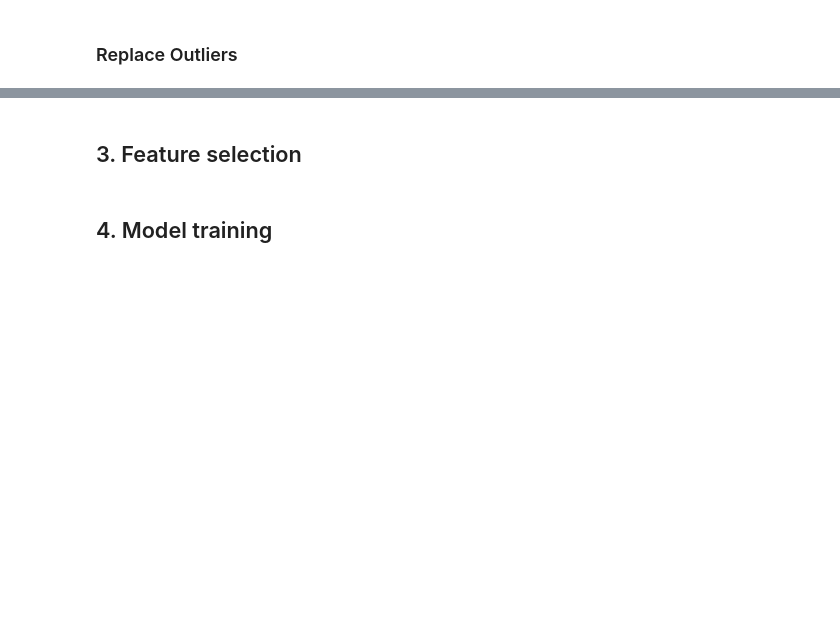
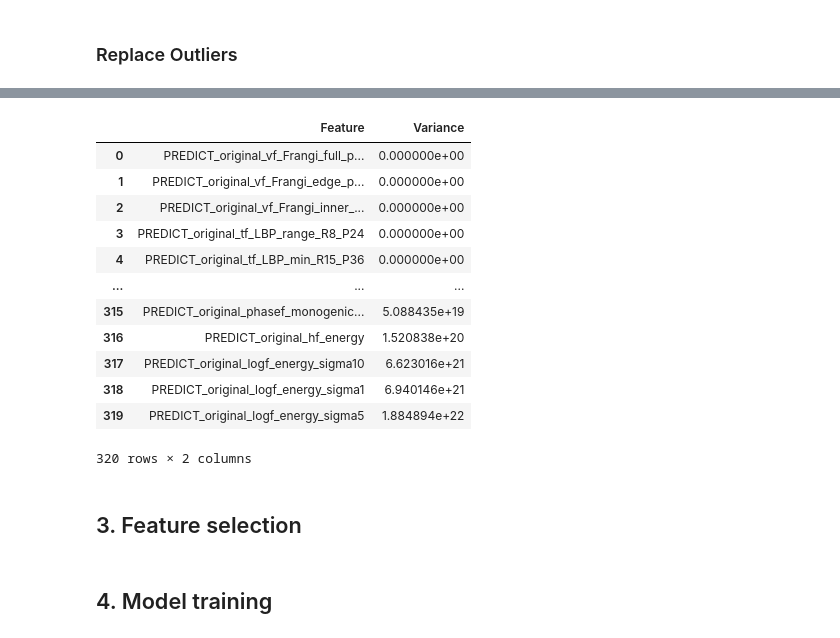
Before and after one commit to Roberto-TM/TM10007_ML_Project_group3, a Jupyter notebook: assignment.ipynb, the cells around one changed output, grey strips where cells are left out. Cells and saved outputs as stored; diff of their text form; code cells hidden in the pictures; blank space fills up the shorter version.

```diff
--- a/assignment.ipynb
+++ b/assignment.ipynb
@@ -165,12 +147,12 @@ print(normality_df)
 ### Replace Outliers
 # %%
 # Set thresholds for outlier detection
-threshold_nd = 1   # z-score threshold for normally distributed data
-threshold_nnd = 5  # IQR threshold for non-normally distributed data
+threshold_nd = 3   # z-score threshold for normally distributed data
+threshold_nnd = 1.5  # IQR threshold for non-normally distributed data
 outliers_list = []  # Empty list to store original outliers values
 
 # To not overwrite x_clean, make copy of x_clean, data without constant columns and rows, and without "label" column.
-df_no_outliers = x_clean.astype(float).copy()  # Convert to float to prevent FutureWarnings
+df_no_outliers = X_train.astype(float).copy()  # Convert to float to prevent FutureWarnings
 
 # From normality_df, get Series with column names as index and True/False as values
 is_normal = normality_df.loc[0]
@@ -202,12 +184,13 @@ for column in df_no_outliers.columns:
         df_no_outliers.loc[df_no_outliers[column] < lower_bound, column] = lower_bound  # Replace outliers < lower boundary value with lower boundary value
 
 # Combine df_no_outliers and y_clean (labels) to one DataFrame
-data_no_outliers = pd.concat([df_no_outliers, y_clean], axis=1)
 
 # Result
 print(f"Name of data without outliers = data_no_outliers")
-print(f'Shape of data_no_outliers: {data_no_outliers.shape}')
+print(f'Shape of data_no_outliers: {df_no_outliers.shape}')
 print("Number of outliers:", len(outliers_list))
-data_no_outliers.head()
+
+#print(df_no_outliers)
+print(df_no_outliers.iloc[1:100,74])
 # %% [output]
 Name of data without outliers = data_no_outliers
@@ -237,3 +213,28 @@ data_no_outliers.describe()
+# %%
+# Bereken variantie en zet in een DataFrame
+feature_variances = df_no_outliers.var(numeric_only=True)
+variance_table = feature_variances.sort_values(ascending=True).reset_index()
+variance_table.columns = ['Feature', 'Variance']
+
+# Toon als tabel
+import pandas as pd
+pd.set_option('display.max_rows', 100)  # toon tot 100 rijen
+
+display(variance_table)
+# %% [output]
+|  | Feature | Variance |
+| 0 | PREDICT_original_vf_Frangi_full_p... | 0.000000e+00 |
+| 1 | PREDICT_original_vf_Frangi_edge_p... | 0.000000e+00 |
+| 2 | PREDICT_original_vf_Frangi_inner_... | 0.000000e+00 |
+| 3 | PREDICT_original_tf_LBP_range_R8_P24 | 0.000000e+00 |
+| 4 | PREDICT_original_tf_LBP_min_R15_P36 | 0.000000e+00 |
+| ... | ... | ... |
+| 315 | PREDICT_original_phasef_monogenic... | 5.088435e+19 |
+| 316 | PREDICT_original_hf_energy | 1.520838e+20 |
+| 317 | PREDICT_original_logf_energy_sigma10 | 6.623016e+21 |
+| 318 | PREDICT_original_logf_energy_sigma1 | 6.940146e+21 |
+| 319 | PREDICT_original_logf_energy_sigma5 | 1.884894e+22 |
+320 rows × 2 columns
 # %% [markdown]
 ## 3. Feature selection
 # %% [markdown]
```
Also changed, not shown: parts of 15 cells of this notebook.
